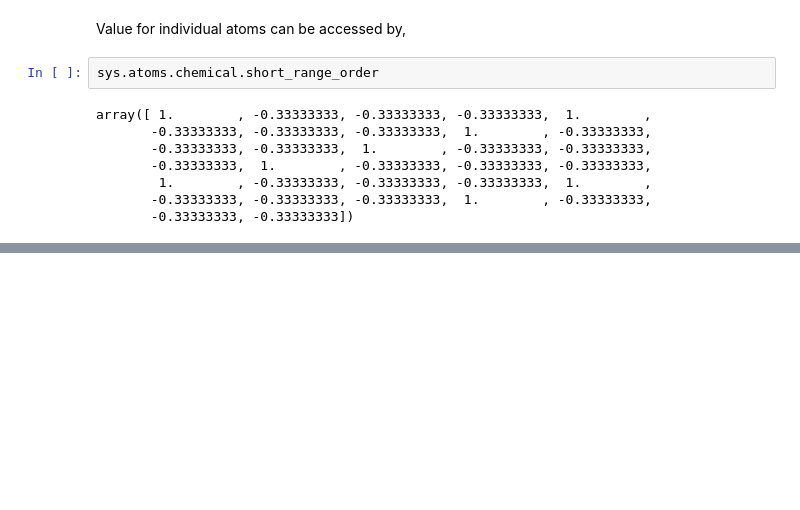
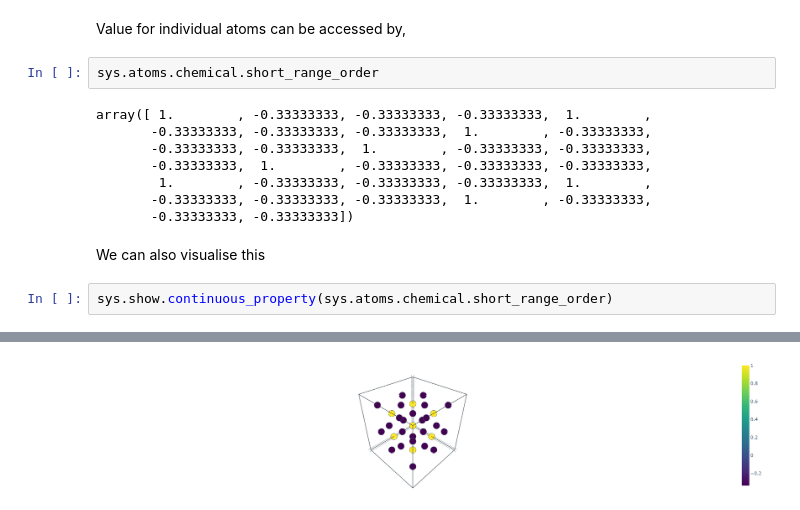
Before and after one commit to pyscal/pyscal3, a Jupyter notebook: examples/13_short_range_order.ipynb, the cells around one changed output, grey strips where cells are left out. Drawn from its saved outputs; the diff is of its cells as text; blank space fills up the shorter version.

```diff
--- a/examples/13_short_range_order.ipynb
+++ b/examples/13_short_range_order.ipynb
@@ -52,3 +52,8 @@ array([ 1.        , -0.33333333, -0.33333333, -0.33333333,  1.        ,
         1.        , -0.33333333, -0.33333333, -0.33333333,  1.        ,
        -0.33333333, -0.33333333, -0.33333333,  1.        , -0.33333333,
        -0.33333333, -0.33333333])
+# %% [markdown]
+We can also visualise this
+# %%
+sys.show.continuous_property(sys.atoms.chemical.short_range_order)
+# %% [output]
@@ -54,0 +61 @@ array([ 1.        , -0.33333333, -0.33333333, -0.33333333,  1.        ,
+[figure, added]
```
Also changed, not shown: parts of 2 cells of this notebook, 3 other files.
